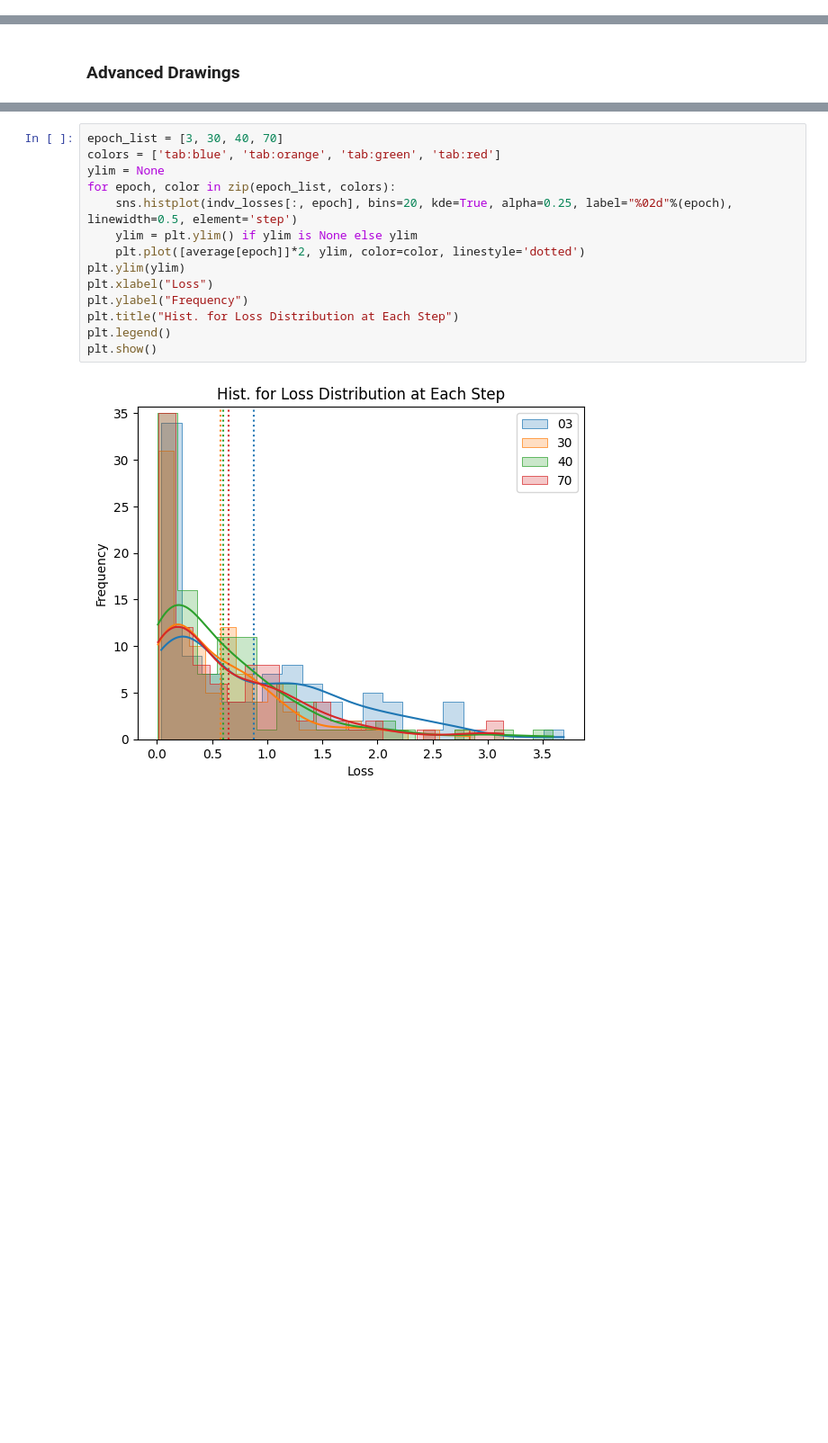
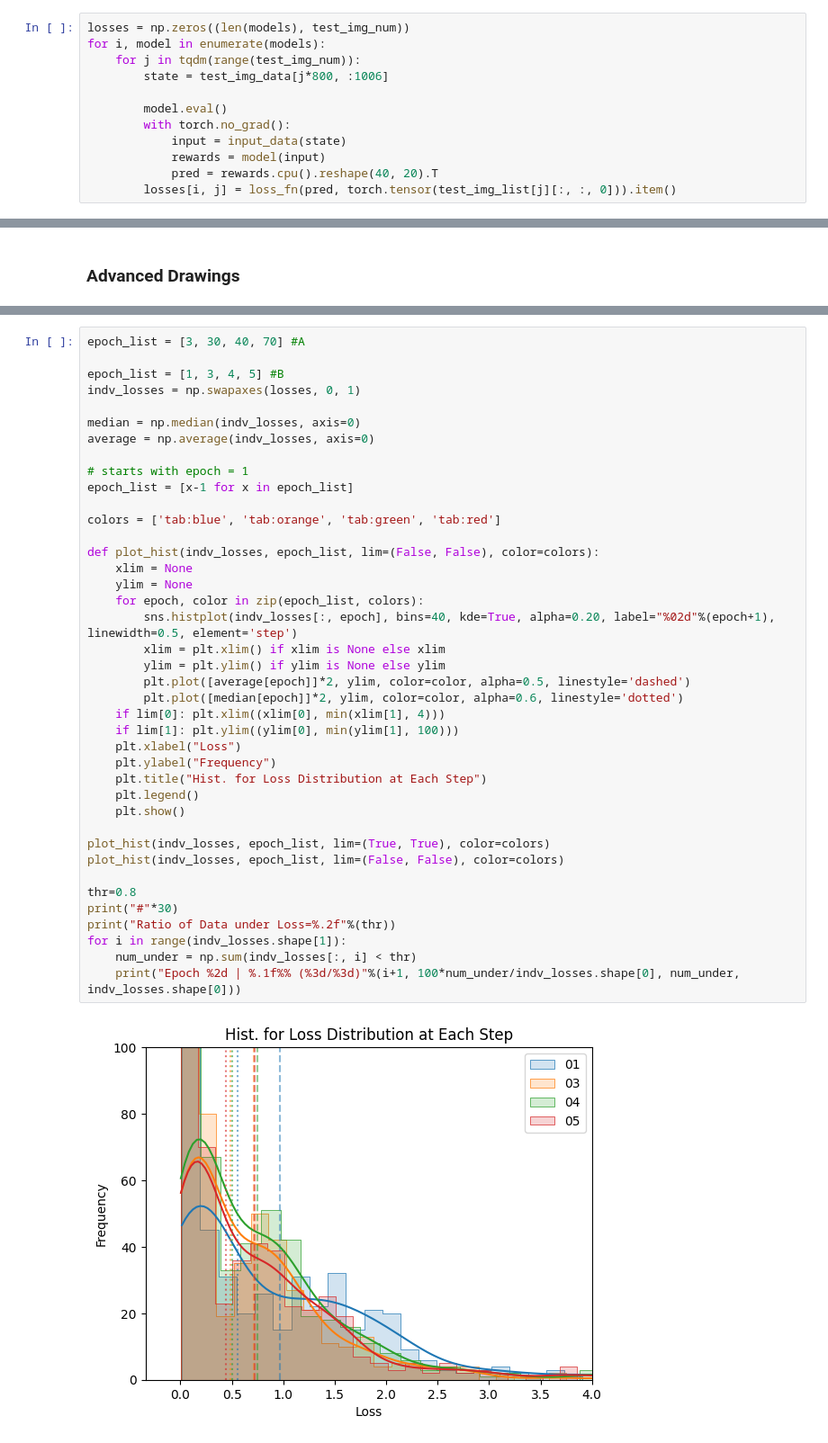
Before and after one commit to crane206265/AsteroidAI_main, a Jupyter notebook: Analysis/rewardMapLoss.ipynb, the cells around one changed output, grey strips where cells are left out. Shown at 90% size. Saved outputs shown, nothing was run; the diff lists cells and outputs as text; blank space fills up the shorter version.

Commit message:
Update: Saved Model Offline Analysis Implemented

```diff
--- a/Analysis/rewardMapLoss.ipynb
+++ b/Analysis/rewardMapLoss.ipynb
@@ -13,3 +432,15 @@ indv_losses : np.ndarray
+# %%
+losses = np.zeros((len(models), test_img_num))
+for i, model in enumerate(models):
+    for j in tqdm(range(test_img_num)):
+        state = test_img_data[j*800, :1006]
+
+        model.eval()
+        with torch.no_grad():
+            input = input_data(state)
+            rewards = model(input)
+            pred = rewards.cpu().reshape(40, 20).T
+        losses[i, j] = loss_fn(pred, torch.tensor(test_img_list[j][:, :, 0])).item()
 # %% [markdown]
 ### Fundamental Drawings
 # %%
@@ -57,16 +488,42 @@ plt.show()
 # %%
-epoch_list = [3, 30, 40, 70]
+epoch_list = [3, 30, 40, 70] #A
+
+epoch_list = [1, 3, 4, 5] #B
+indv_losses = np.swapaxes(losses, 0, 1)
+
+median = np.median(indv_losses, axis=0)
+average = np.average(indv_losses, axis=0)
+
+# starts with epoch = 1
+epoch_list = [x-1 for x in epoch_list]
+
 colors = ['tab:blue', 'tab:orange', 'tab:green', 'tab:red']
-ylim = None
-for epoch, color in zip(epoch_list, colors):
-    sns.histplot(indv_losses[:, epoch], bins=20, kde=True, alpha=0.25, label="%02d"%(epoch), linewidth=0.5, element='step')
-    ylim = plt.ylim() if ylim is None else ylim
-    plt.plot([average[epoch]]*2, ylim, color=color, linestyle='dotted')
-plt.ylim(ylim)
-plt.xlabel("Loss")
-plt.ylabel("Frequency")
-plt.title("Hist. for Loss Distribution at Each Step")
-plt.legend()
-plt.show()
+
+def plot_hist(indv_losses, epoch_list, lim=(False, False), color=colors):
+    xlim = None
+    ylim = None
+    for epoch, color in zip(epoch_list, colors):
+        sns.histplot(indv_losses[:, epoch], bins=40, kde=True, alpha=0.20, label="%02d"%(epoch+1), linewidth=0.5, element='step')
+        xlim = plt.xlim() if xlim is None else xlim
+        ylim = plt.ylim() if ylim is None else ylim
+        plt.plot([average[epoch]]*2, ylim, color=color, alpha=0.5, linestyle='dashed')
+        plt.plot([median[epoch]]*2, ylim, color=color, alpha=0.6, linestyle='dotted')
+    if lim[0]: plt.xlim((xlim[0], min(xlim[1], 4)))
+    if lim[1]: plt.ylim((ylim[0], min(ylim[1], 100)))
+    plt.xlabel("Loss")
+    plt.ylabel("Frequency")
+    plt.title("Hist. for Loss Distribution at Each Step")
+    plt.legend()
+    plt.show()
+
+plot_hist(indv_losses, epoch_list, lim=(True, True), color=colors)
+plot_hist(indv_losses, epoch_list, lim=(False, False), color=colors)
+
+thr=0.8
+print("#"*30)
+print("Ratio of Data under Loss=%.2f"%(thr))
+for i in range(indv_losses.shape[1]):
+    num_under = np.sum(indv_losses[:, i] < thr)
+    print("Epoch %2d | %.1f%% (%3d/%3d)"%(i+1, 100*num_under/indv_losses.shape[0], num_under, indv_losses.shape[0]))
 # %% [output]
-[figure, old version]
+[figure, new version]
```
Also changed, not shown: parts of 12 cells of this notebook.
